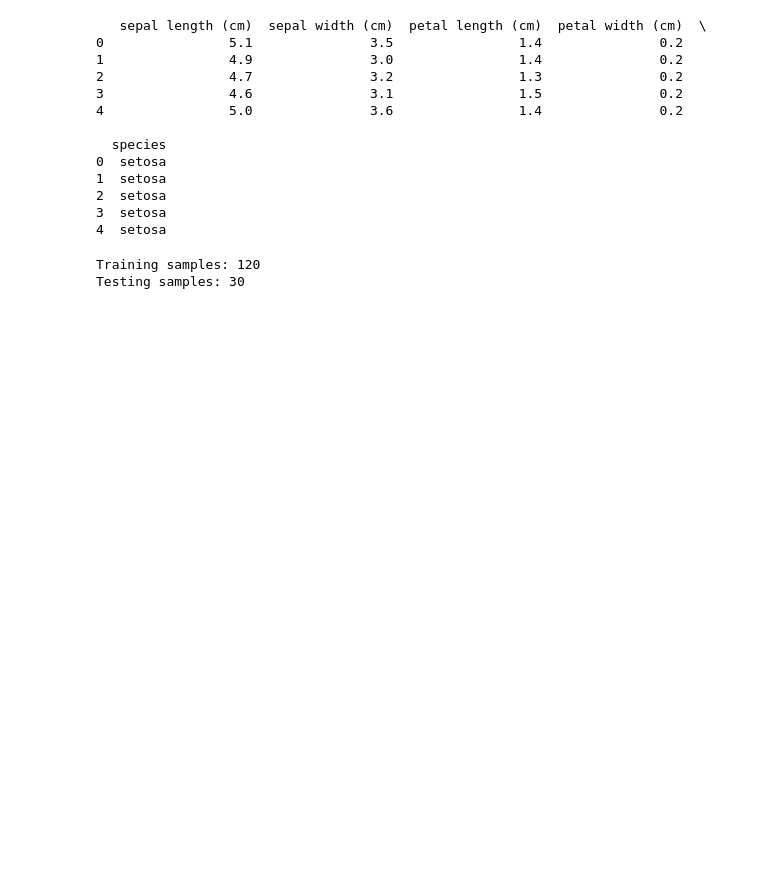
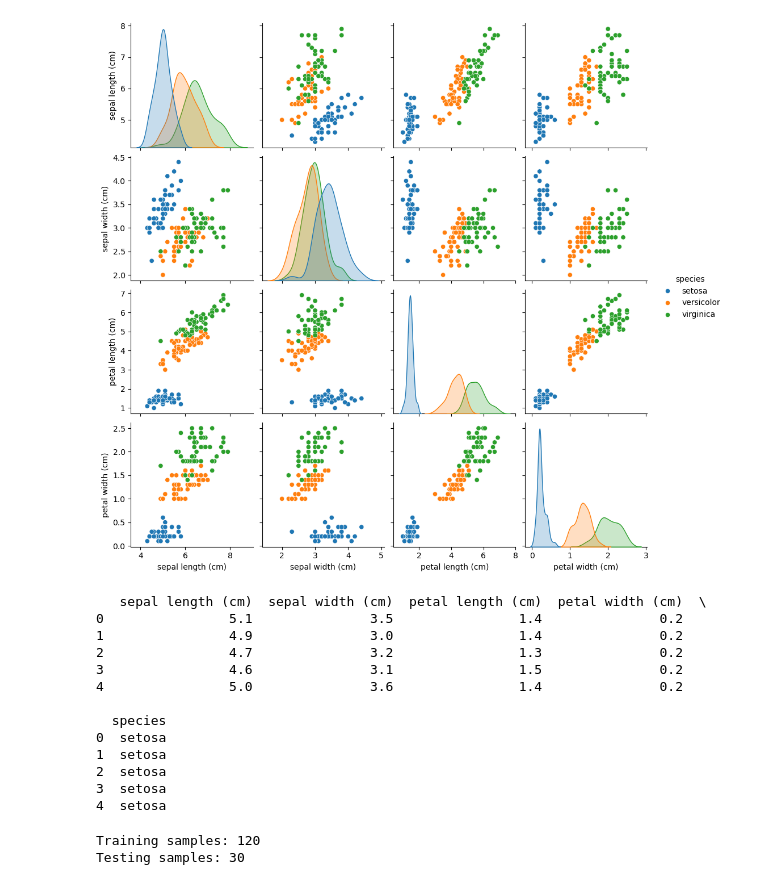
Before and after one commit to homayra-erin/CodeAlpha_Tasks, a Jupyter notebook: CodeAlpha_IRIS_Flower_Classification.ipynb, the cells around one changed output. Drawn from its saved outputs; the diff is of its cells as text; code cells hidden in the pictures; blank space fills up the shorter version.

```diff
--- a/CodeAlpha_IRIS_Flower_Classification.ipynb
+++ b/CodeAlpha_IRIS_Flower_Classification.ipynb
@@ -0,0 +17,19 @@
+# %%
+iris = load_iris()
+
+X = pd.DataFrame(
+    iris.data,
+    columns=iris.feature_names
+)
+
+y = iris.target
+
+df = X.copy()
+df["species"] = pd.Categorical.from_codes(
+    y, iris.target_names
+)
+
+print("Dataset loaded successfully!")
+print("Dataset shape:", df.shape)
+
+df.head()
@@ -1,3 +96,8 @@
+# %%
+sns.pairplot(df, hue="species")
+plt.show()
+# %% [output]
+[figure, added]
 # %%
 from sklearn.datasets import load_iris
 import pandas as pd
```
Also changed, not shown: parts of 13 cells of this notebook.
